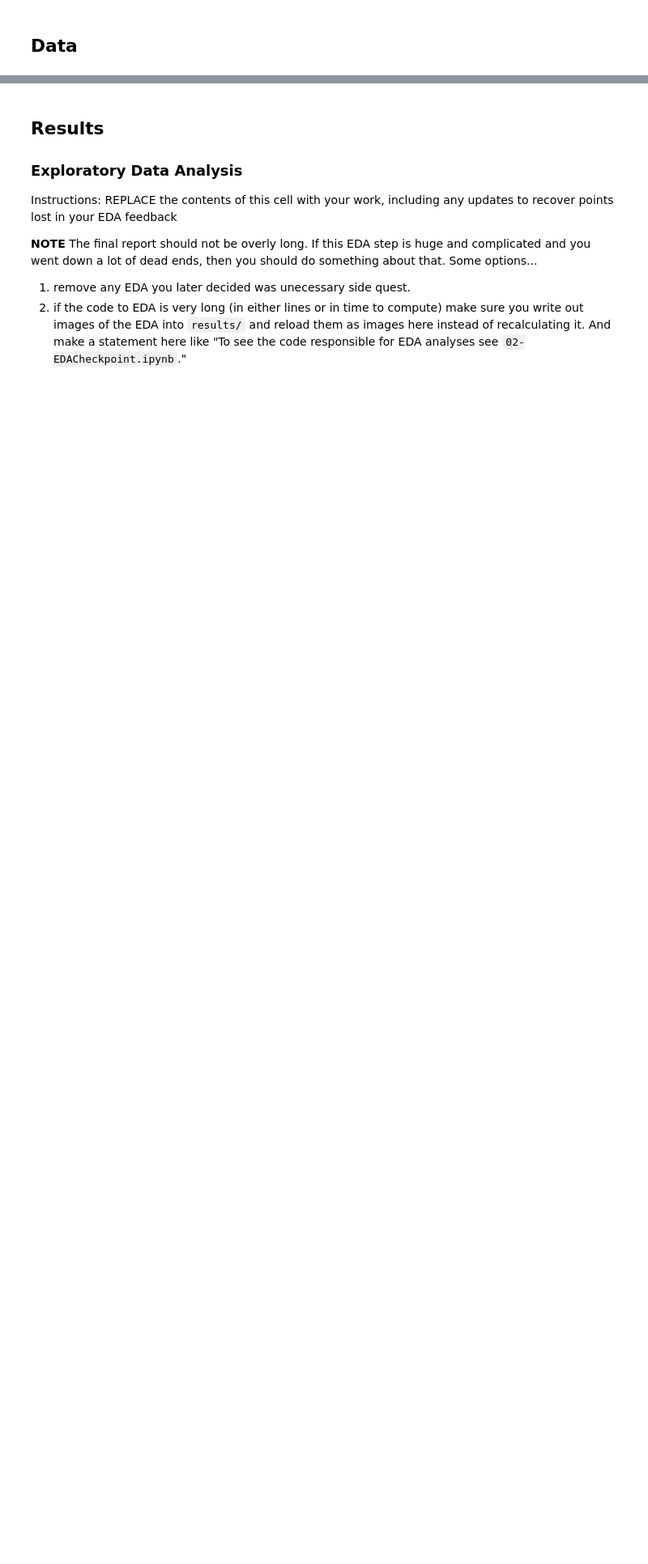
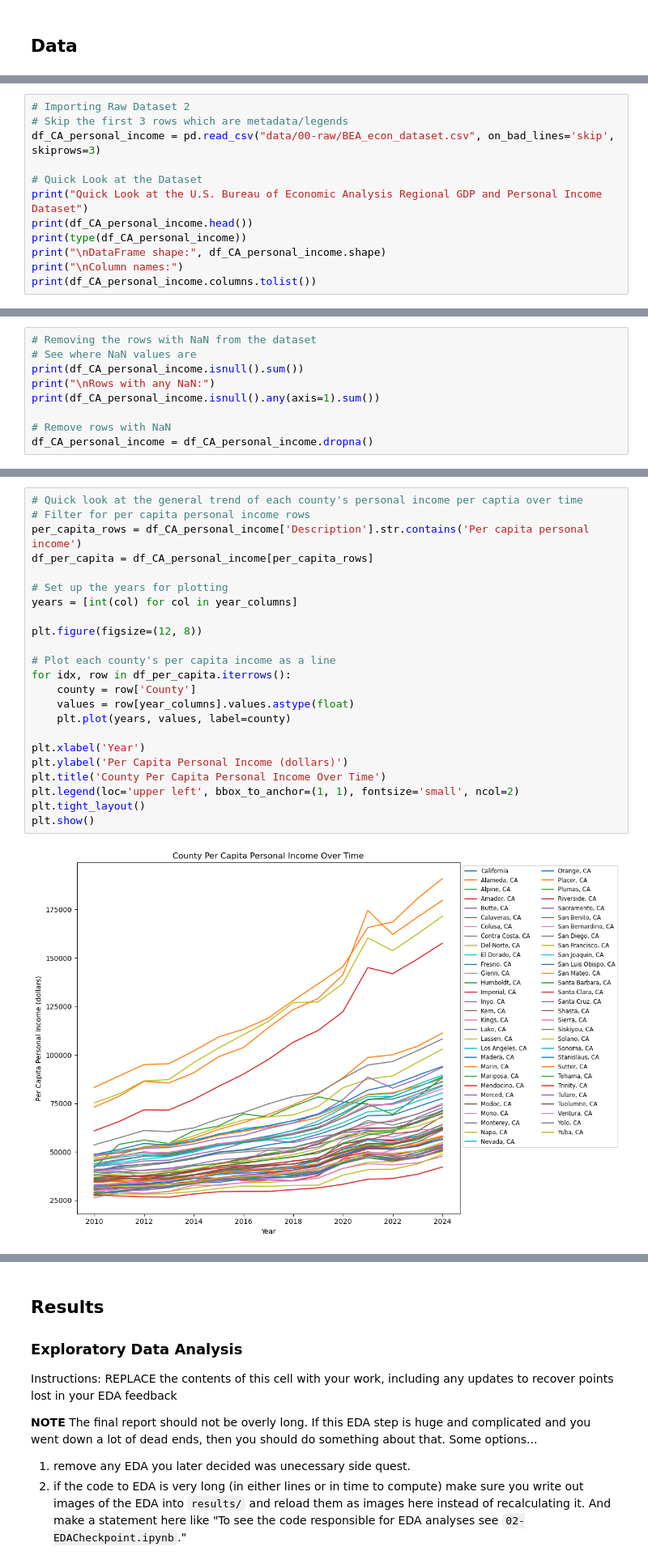
Before and after one commit to COGS108/Group078_WI26, a Jupyter notebook: 03-FinalProject.ipynb, the cells around one changed output, grey strips where cells are left out. Shown at 81% size. Cells and saved outputs as stored; diff of their text form; blank space fills up the shorter version.

```diff
--- a/03-FinalProject.ipynb
+++ b/03-FinalProject.ipynb
@@ -110,0 +431,12 @@ Instructions: REPLACE the contents of this cell with your work, including any up
+# %%
+# Importing Raw Dataset 2
+# Skip the first 3 rows which are metadata/legends
+df_CA_personal_income = pd.read_csv("data/00-raw/BEA_econ_dataset.csv", on_bad_lines='skip', skiprows=3)
+
+# Quick Look at the Dataset
+print("Quick Look at the U.S. Bureau of Economic Analysis Regional GDP and Personal Income Dataset")
+print(df_CA_personal_income.head())
+print(type(df_CA_personal_income))
+print("\nDataFrame shape:", df_CA_personal_income.shape)
+print("\nColumn names:")
+print(df_CA_personal_income.columns.tolist())
@@ -110,0 +538,9 @@ Instructions: REPLACE the contents of this cell with your work, including any up
+# %%
+# Removing the rows with NaN from the dataset
+# See where NaN values are
+print(df_CA_personal_income.isnull().sum())
+print("\nRows with any NaN:")
+print(df_CA_personal_income.isnull().any(axis=1).sum())
+
+# Remove rows with NaN
+df_CA_personal_income = df_CA_personal_income.dropna()
@@ -110,0 +567,25 @@ Instructions: REPLACE the contents of this cell with your work, including any up
+# %%
+# Quick look at the general trend of each county's personal income per captia over time
+# Filter for per capita personal income rows
+per_capita_rows = df_CA_personal_income['Description'].str.contains('Per capita personal income')
+df_per_capita = df_CA_personal_income[per_capita_rows]
+
+# Set up the years for plotting
+years = [int(col) for col in year_columns]
+
+plt.figure(figsize=(12, 8))
+
+# Plot each county's per capita income as a line
+for idx, row in df_per_capita.iterrows():
+    county = row['County']
+    values = row[year_columns].values.astype(float)
+    plt.plot(years, values, label=county)
+
+plt.xlabel('Year')
+plt.ylabel('Per Capita Personal Income (dollars)')
+plt.title('County Per Capita Personal Income Over Time')
+plt.legend(loc='upper left', bbox_to_anchor=(1, 1), fontsize='small', ncol=2)
+plt.tight_layout()
+plt.show()
+# %% [output]
+[figure, added]
```
Also changed, not shown: parts of 50 cells of this notebook.
